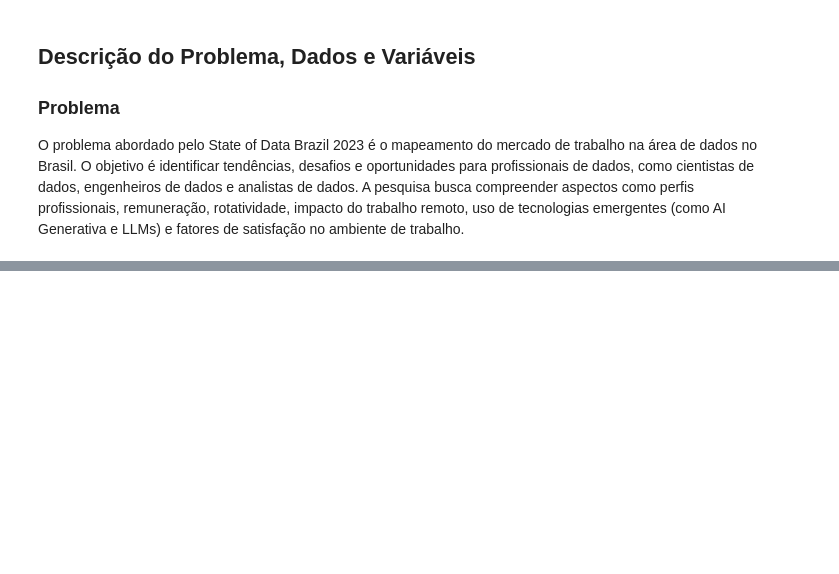
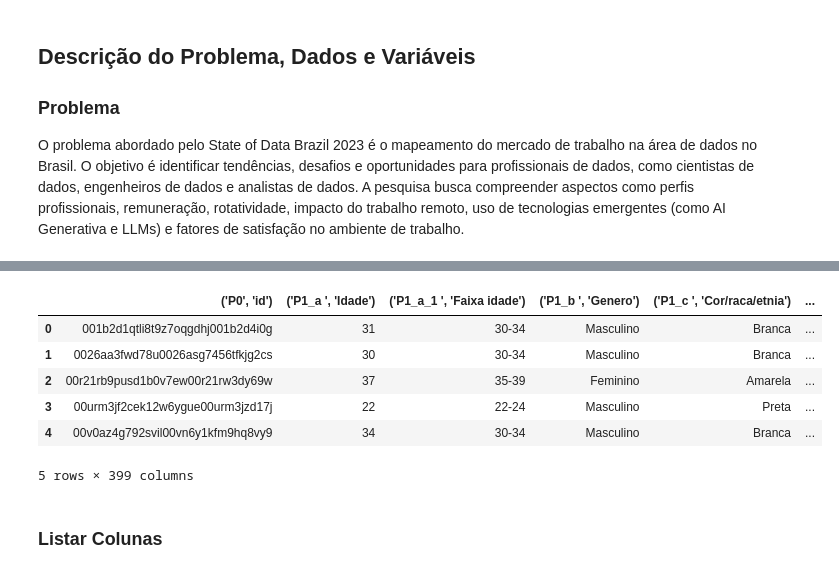
Before and after one commit to Nertonm/kaggle, a Jupyter notebook: State of Data - Brazil.ipynb, the cells around one changed output, grey strips where cells are left out. Saved outputs shown, nothing was run; the diff lists cells and outputs as text; code cells hidden in the pictures; blank space fills up the shorter version.

```diff
--- a/State of Data - Brazil.ipynb
+++ b/State of Data - Brazil.ipynb
@@ -55,0 +36,15 @@ Not in Kaggle environment
+# %%
+# Carregando o DataFrame
+file_path = get_file_path()
+df = pd.read_csv(file_path)
+df.head()
+# %% [output]
+|  | ('P0', 'id') | ('P1_a ', 'Idade') | ('P1_a_1 ', 'Faixa idade') | ('P1_b ', 'Genero') | ('P1_c ', 'Cor/raca/etnia') | ... |
+| 0 | 001b2d1qtli8t9z7oqgdhj001b2d4i0g | 31 | 30-34 | Masculino | Branca | ... |
+| 1 | 0026aa3fwd78u0026asg7456tfkjg2cs | 30 | 30-34 | Masculino | Branca | ... |
+| 2 | 00r21rb9pusd1b0v7ew00r21rw3dy69w | 37 | 35-39 | Feminino | Amarela | ... |
+| 3 | 00urm3jf2cek12w6ygue00urm3jzd17j | 22 | 22-24 | Masculino | Preta | ... |
+| 4 | 00v0az4g792svil00vn6y1kfm9hq8vy9 | 34 | 30-34 | Masculino | Branca | ... |
+5 rows × 399 columns
+# %% [markdown]
+### Listar Colunas
```
Also changed, not shown: parts of 7 cells of this notebook.
